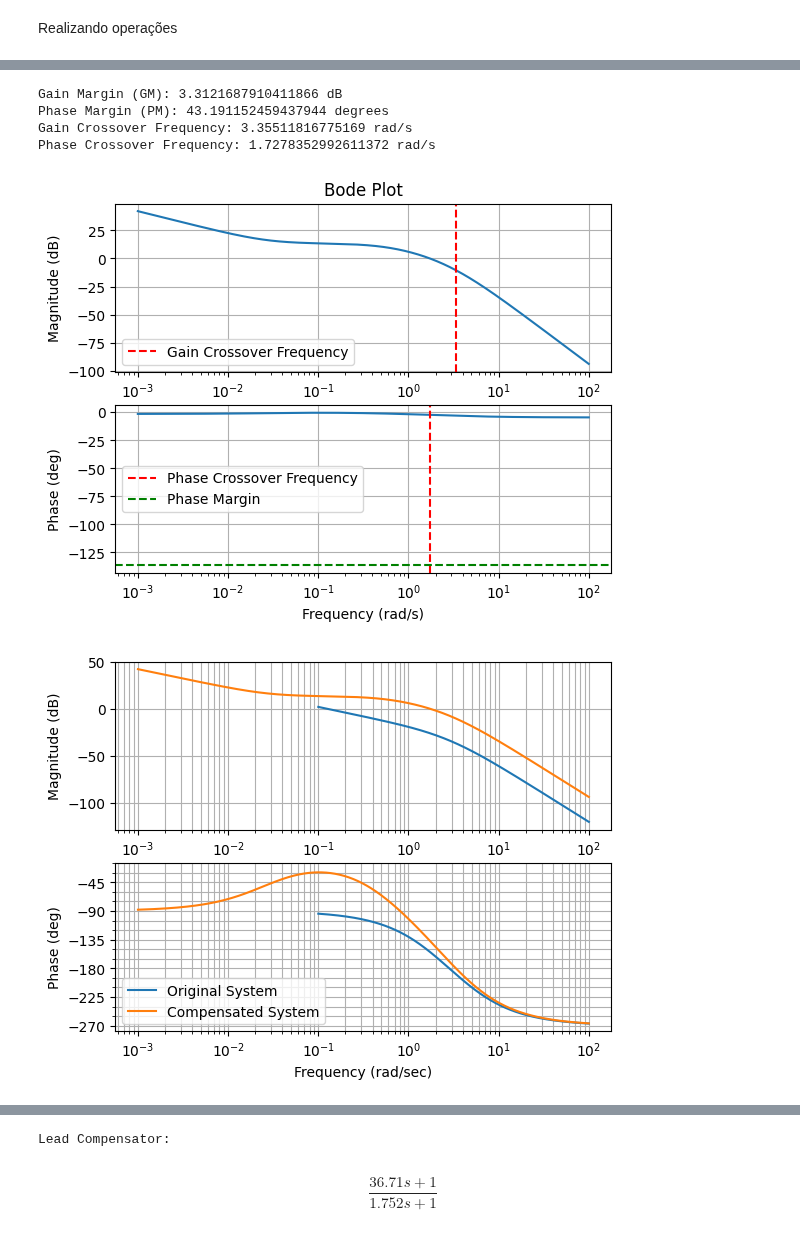
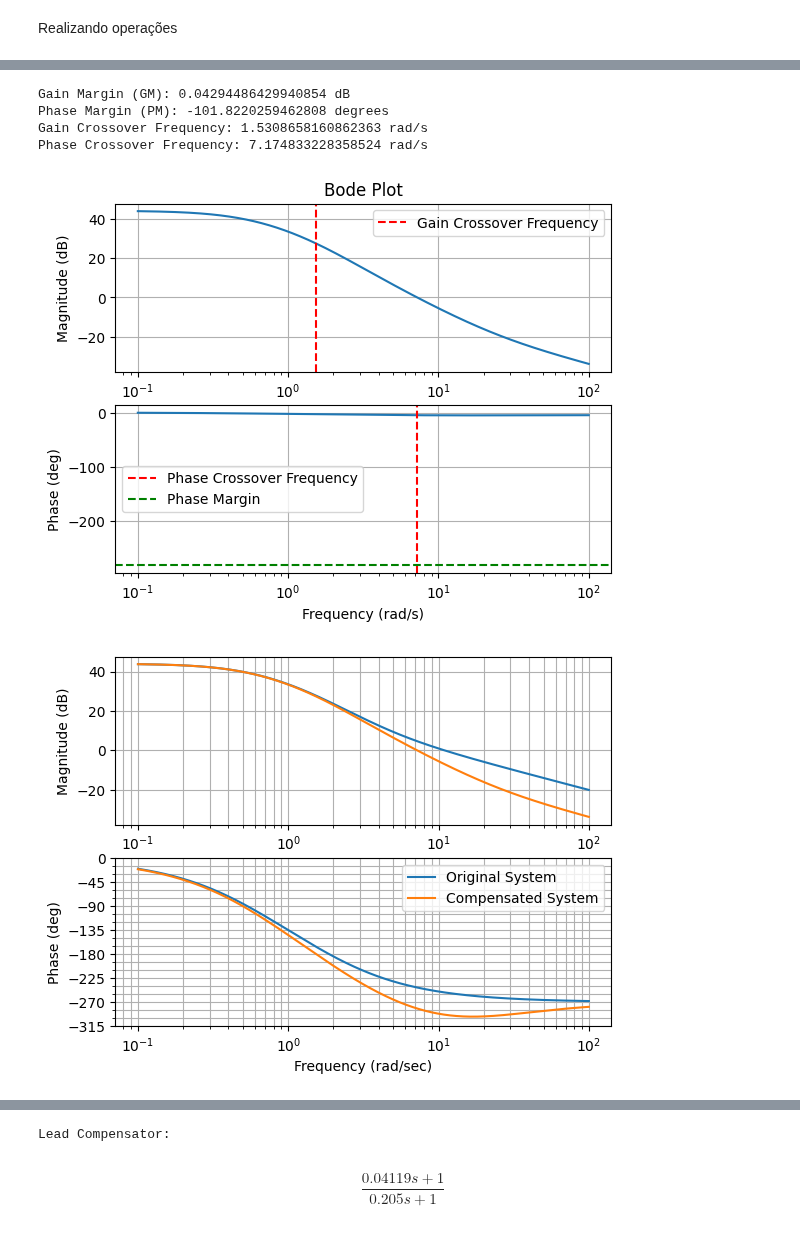
Before and after one commit to lucascarvalho10/pme3481, a Jupyter notebook: T2/compensator.ipynb, the cells around one changed output, grey strips where cells are left out. Saved outputs shown, nothing was run; the diff lists cells and outputs as text; code cells hidden in the pictures.

```diff
--- a/T2/compensator.ipynb
+++ b/T2/compensator.ipynb
@@ -19,7 +19,7 @@ def analyze_stability(G):
     print(f'Phase Crossover Frequency: {wp} rad/s')
 
     # Bode plot
-    mag, phase, omega = ctl.bode(G, dB=True, Hz=False, deg=True, Plot=False)
+    mag, phase, omega = ctl.bode_plot(G, dB=True, Hz=False, deg=True, plot=False)
     plt.figure()
     plt.subplot(2, 1, 1)
     plt.semilogx(omega, 20 * np.log10(mag))
@@ -58,7 +58,9 @@ def design_lead_compensator(G, desired_pm_increase=30):
 # %% [markdown]
 Realizando operações
 # %%
-G = ctl.TransferFunction([1], [1, 6, 8, 0])
+num = [-9.793, -4.896, 157.7, 78.84]  # Numerador
+den = [1, 4, 5.25, 2.75, 0.5]  # Denominador
+G = ctl.TransferFunction(num, den)
 
 # Analyze original system
 gm, pm, wg, wp = analyze_stability(G)
@@ -109,6 +111,6 @@ Phase Crossover Frequency: 0.12469716902271294 rad/s
-Gain Margin (GM): 3.3121687910411866 dB
-Phase Margin (PM): 43.191152459437944 degrees
-Gain Crossover Frequency: 3.35511816775169 rad/s
-Phase Crossover Frequency: 1.7278352992611372 rad/s
+Gain Margin (GM): 0.04294486429940854 dB
+Phase Margin (PM): -101.8220259462808 degrees
+Gain Crossover Frequency: 1.5308658160862363 rad/s
+Phase Crossover Frequency: 7.174833228358524 rad/s
-[figure, old version]
+[figure, new version]
-[figure, old version]
+[figure, new version]
@@ -116,2 +118,2 @@ Phase Crossover Frequency: 1.7278352992611372 rad/s
 Lead Compensator:
-$$\frac{36.71 s + 1}{1.752 s + 1}$$
+$$\frac{0.04119 s + 1}{0.205 s + 1}$$
```
Also changed, not shown: parts of 1 cell of this notebook, 5 other files.
